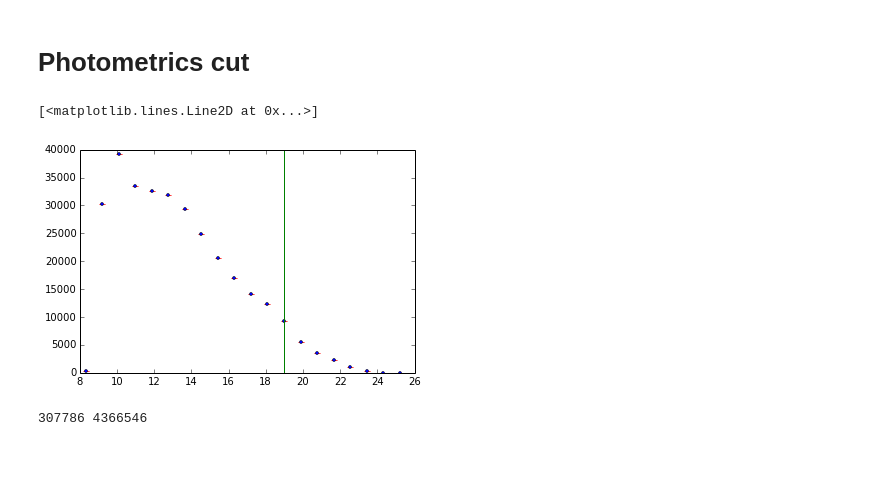
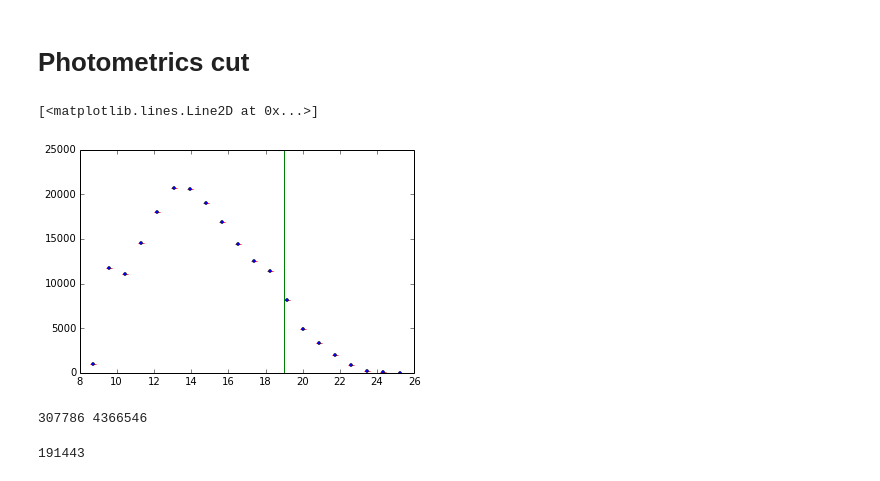
Before and after one commit to jdprada1760/Cornell_Summer, a Jupyter notebook: Illustris_Run/Code/Illustris_Reader.ipynb, the cells around one changed output. Saved outputs shown, nothing was run; the diff lists cells and outputs as text; code cells hidden in the pictures.

```diff
--- a/Illustris_Run/Code/Illustris_Reader.ipynb
+++ b/Illustris_Run/Code/Illustris_Reader.ipynb
@@ -114,16 +120,22 @@ plt.errorbar( tmp[0], log10(tmp[1]), yerr = sqrt(vol*tmp[1])/(vol*tmp[1]), fmt='
 # %% [markdown]
 # Photometrics cut
 # %%
-g = il.groupcat.loadSubhalos(basePath,135,fields=['SubhaloCM','SubhaloStellarPhotometrics'])
+g = il.groupcat.loadSubhalos(basePath,135,fields=['SubhaloMassType','SubhaloStellarPhotometrics'])
 vol = 1
-tmp = histog(-g['SubhaloStellarPhotometrics'].T[5][where(abs(g['SubhaloStellarPhotometrics'].T[5]) < 1e+4)],20)
+tmp = histog(-g['SubhaloStellarPhotometrics'].T[5][where((g['SubhaloStellarPhotometrics'].T[5] < 1e+4)
+                                                         *(g['SubhaloMassType'].T[0] != 0)) ],20)
 plt.errorbar( tmp[0], tmp[1], yerr = sqrt(vol*tmp[1])/(vol*tmp[1]), fmt='o', ecolor = 'r', c = 'b', markersize=3,elinewidth=1.5)
-plt.plot((19, 19), (0, 40000), 'g-')
+plt.plot((19, 19), (0, 25000), 'g-')
 #ax.bar( tmp[0] , log10(tmp[1]), width = tmp[0][1]-tmp[0][2], alpha = 0.4, align = 'center' ).T[5]
 # %% [output]
 [<matplotlib.lines.Line2D at 0x...>]
-[figure, old version]
+[figure, new version]
 # %%
 print len(g['SubhaloStellarPhotometrics'].T[5][where(abs(g['SubhaloStellarPhotometrics'].T[5]) < 1e+4)]),len(g['SubhaloStellarPhotometrics'].T[5])
 # %% [output]
 307786 4366546
+# %%
+len(-g['SubhaloStellarPhotometrics'].T[5][where((g['SubhaloStellarPhotometrics'].T[5] < 1e+4)
+                                                         *(g['SubhaloMassType'].T[0] != 0)) ])
+# %% [output]
+191443
```
Also changed, not shown: parts of 6 cells of this notebook, 1 other file.
